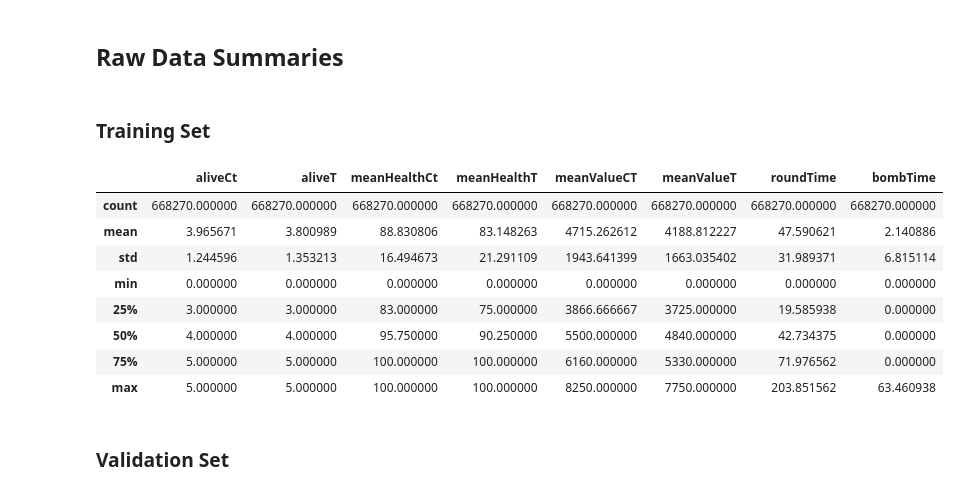
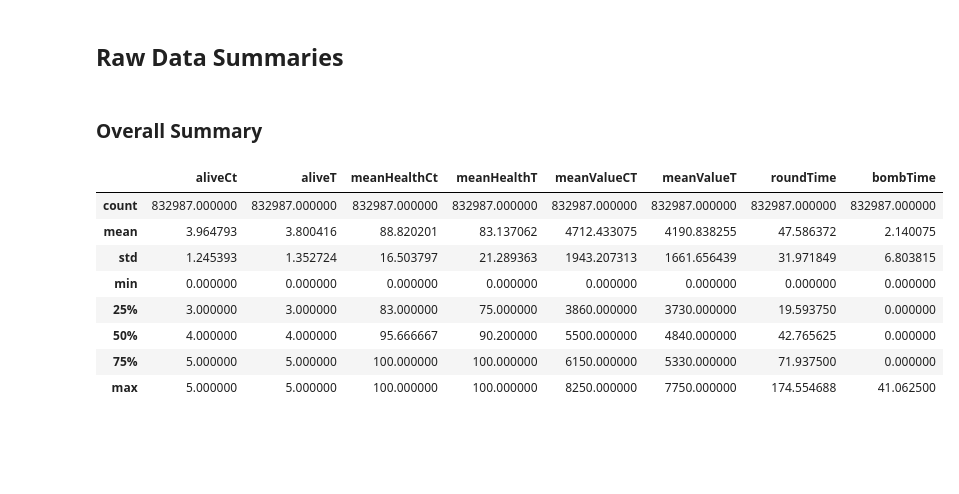
Before and after one commit to phil-holland/csgo-impact-rating, a Jupyter notebook: lightgbm/eda.ipynb, the cells around one changed output. Drawn from its saved outputs; the diff is of its cells as text; code cells hidden in the pictures; blank space fills up the shorter version.

```diff
--- a/lightgbm/eda.ipynb
+++ b/lightgbm/eda.ipynb
@@ -34,19 +34,17 @@ val_df = pd.read_csv('./val.csv', dtype=dtypes, converters=converters)
 all_df = pd.concat([train_df, val_df])
 # %% [markdown]
 ## Raw Data Summaries
-# %% [markdown]
-### Training Set
+# %% [markdown]
+### Overall Summary
 # %%
-display(train_df.describe())
+display(all_df.describe())
 # %% [output]
 |  | aliveCt | aliveT | meanHealthCt | meanHealthT | meanValueCT | meanValueT | roundTime | bombTime |
-| count | 668270.000000 | 668270.000000 | 668270.000000 | 668270.000000 | 668270.000000 | 668270.000000 | 668270.000000 | 668270.000000 |
-| mean | 3.965671 | 3.800989 | 88.830806 | 83.148263 | 4715.262612 | 4188.812227 | 47.590621 | 2.140886 |
-| std | 1.244596 | 1.353213 | 16.494673 | 21.291109 | 1943.641399 | 1663.035402 | 31.989371 | 6.815114 |
+| count | 832987.000000 | 832987.000000 | 832987.000000 | 832987.000000 | 832987.000000 | 832987.000000 | 832987.000000 | 832987.000000 |
+| mean | 3.964793 | 3.800416 | 88.820201 | 83.137062 | 4712.433075 | 4190.838255 | 47.586372 | 2.140075 |
+| std | 1.245393 | 1.352724 | 16.503797 | 21.289363 | 1943.207313 | 1661.656439 | 31.971849 | 6.803815 |
 | min | 0.000000 | 0.000000 | 0.000000 | 0.000000 | 0.000000 | 0.000000 | 0.000000 | 0.000000 |
-| 25% | 3.000000 | 3.000000 | 83.000000 | 75.000000 | 3866.666667 | 3725.000000 | 19.585938 | 0.000000 |
-| 50% | 4.000000 | 4.000000 | 95.750000 | 90.250000 | 5500.000000 | 4840.000000 | 42.734375 | 0.000000 |
-| 75% | 5.000000 | 5.000000 | 100.000000 | 100.000000 | 6160.000000 | 5330.000000 | 71.976562 | 0.000000 |
-| max | 5.000000 | 5.000000 | 100.000000 | 100.000000 | 8250.000000 | 7750.000000 | 203.851562 | 63.460938 |
+| 25% | 3.000000 | 3.000000 | 83.000000 | 75.000000 | 3860.000000 | 3730.000000 | 19.593750 | 0.000000 |
+| 50% | 4.000000 | 4.000000 | 95.666667 | 90.200000 | 5500.000000 | 4840.000000 | 42.765625 | 0.000000 |
+| 75% | 5.000000 | 5.000000 | 100.000000 | 100.000000 | 6150.000000 | 5330.000000 | 71.937500 | 0.000000 |
+| max | 5.000000 | 5.000000 | 100.000000 | 100.000000 | 8250.000000 | 7750.000000 | 174.554688 | 41.062500 |
-# %% [markdown]
-### Validation Set
```
Also changed, not shown: parts of 6 cells of this notebook.
